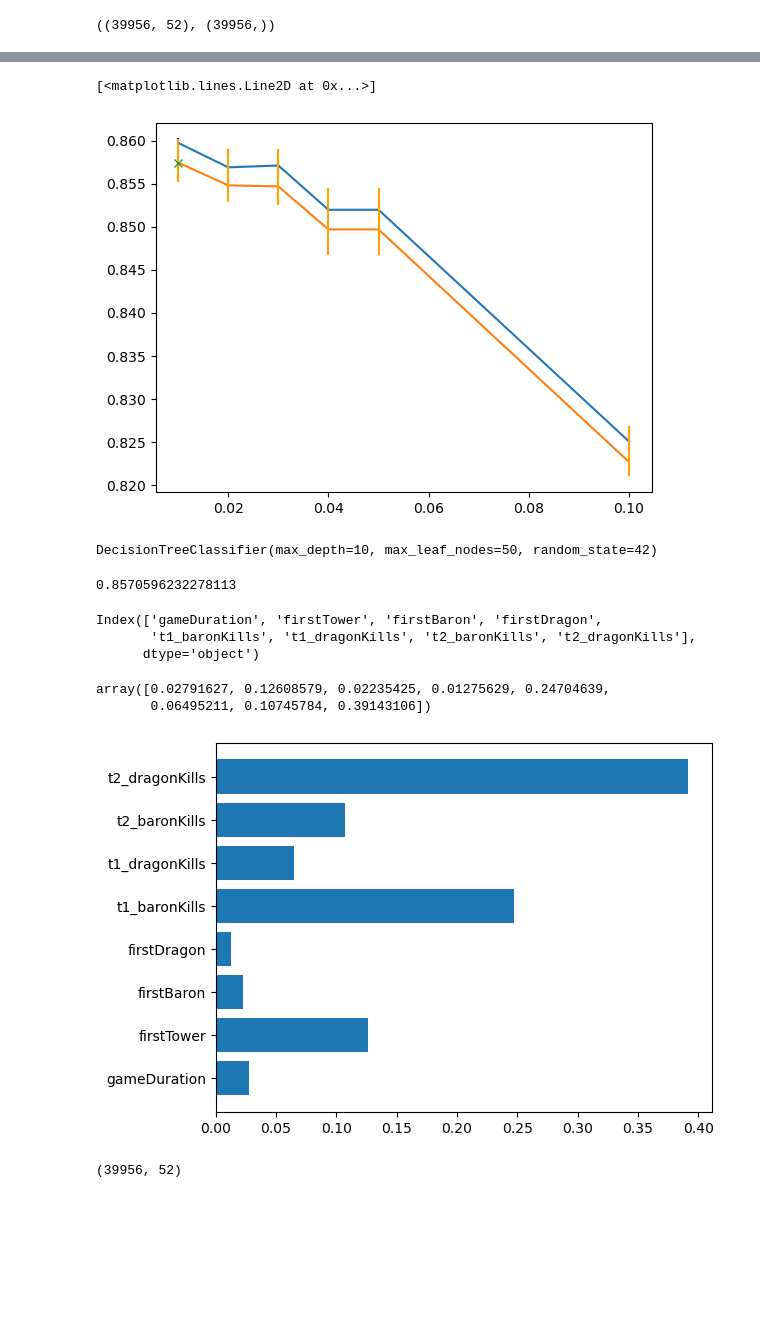
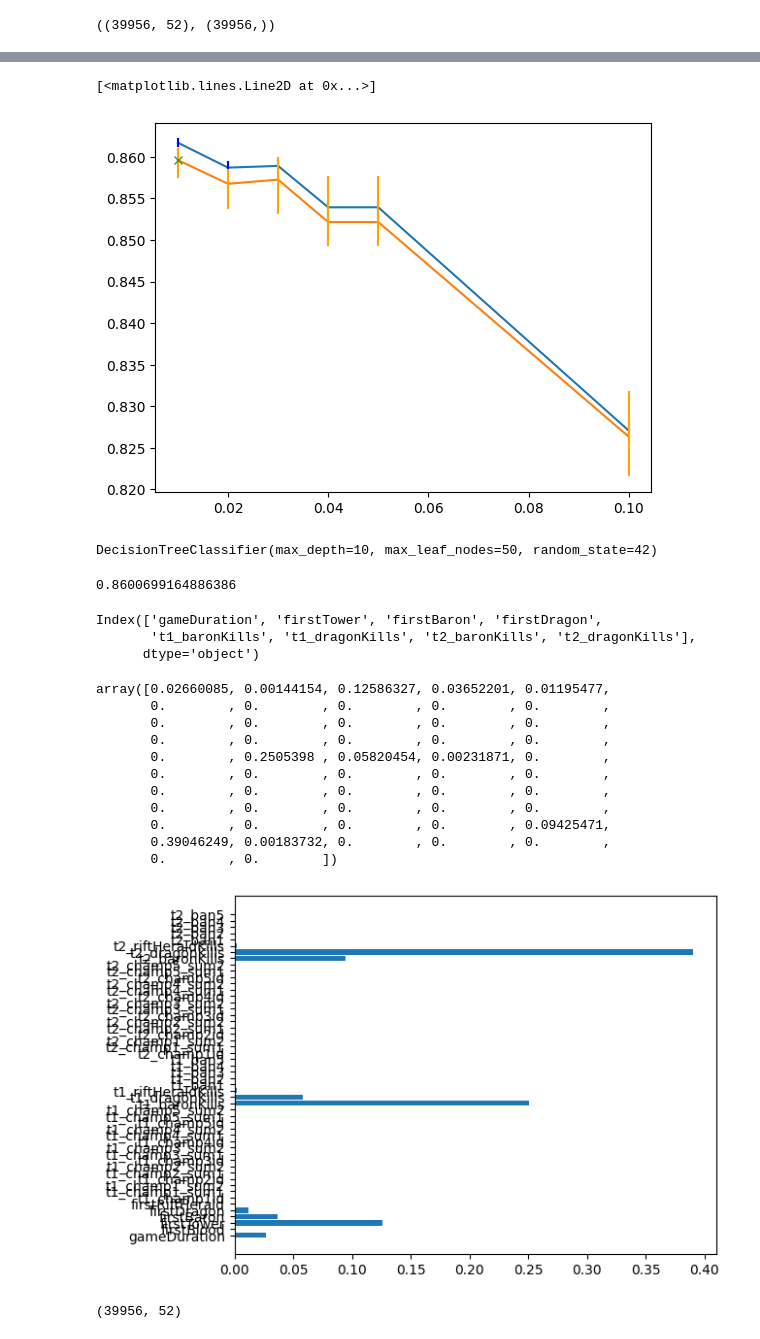
Before and after one commit to ilanaliouchouche/s9-lol-winner-prediction, a Jupyter notebook: lol.ipynb, the cells around one changed output, grey strips where cells are left out. Saved outputs shown, nothing was run; the diff lists cells and outputs as text; code cells hidden in the pictures; blank space fills up the shorter version.

```diff
--- a/lol.ipynb
+++ b/lol.ipynb
@@ -7,2 +12,2 @@ import seaborn as sns
 # %%
-loldt = pd.read_csv('games.csv')
+loldt = pd.read_csv('/content/drive/MyDrive/games.csv')
@@ -401,6 +414,6 @@ plt.show()
 estimator = DecisionTreeClassifier(max_depth = best_max_d, max_leaf_nodes = best_max_l, random_state=42)
 # %%
 from sklearn.feature_selection import SelectFromModel
-model = SelectFromModel(estimator, threshold='mean')
+model = SelectFromModel(estimator, threshold=0.1)
 model.fit_transform(X_train, y_train)
 # %% [output]
@@ -465,6 +482,6 @@ for threshold in thresholds:
 plt.plot(thresholds[np.argmax(prep_test_scores)], prep_test_scores[np.argmax(prep_test_scores)], marker='x')
 # %% [output]
 [<matplotlib.lines.Line2D at 0x...>]
-[figure, old version]
+[figure, new version]
 # %%
 threshold = 0.01
@@ -474,13 +493,13 @@ dfm_opti = SelectFromModel(estimator=estimator, threshold=threshold)
 X_train_sfm = dfm_opti.fit_transform(X_train, y_train)
 X_test_sfm = dfm_opti.transform(X_test)
 # %%
-estimator.fit(X_train_sfm, y_train)
+estimator.fit(X_train, y_train)
 # %% [output]
 DecisionTreeClassifier(max_depth=10, max_leaf_nodes=50, random_state=42)
 # %%
-estimator.score(X_test_sfm, y_test)
+estimator.score(X_test, y_test)
 # %% [output]
-0.8570596232278113
+0.8600699164886386
 # %%
 feature_mask = dfm_opti.get_support()
 
@@ -494,13 +513,22 @@ Index(['gameDuration', 'firstTower', 'firstBaron', 'firstDragon',
 # %%
 estimator.feature_importances_
 # %% [output]
-array([0.02791627, 0.12608579, 0.02235425, 0.01275629, 0.24704639,
-       0.06495211, 0.10745784, 0.39143106])
+array([0.02660085, 0.00144154, 0.12586327, 0.03652201, 0.01195477,
+       0.        , 0.        , 0.        , 0.        , 0.        ,
+       0.        , 0.        , 0.        , 0.        , 0.        ,
+       0.        , 0.        , 0.        , 0.        , 0.        ,
+       0.        , 0.2505398 , 0.05820454, 0.00231871, 0.        ,
+       0.        , 0.        , 0.        , 0.        , 0.        ,
+       0.        , 0.        , 0.        , 0.        , 0.        ,
+       0.        , 0.        , 0.        , 0.        , 0.        ,
+       0.        , 0.        , 0.        , 0.        , 0.09425471,
+       0.39046249, 0.00183732, 0.        , 0.        , 0.        ,
+       0.        , 0.        ])
 # %%
-plt.barh(selected_features, estimator.feature_importances_)
+plt.barh(X_train.columns, estimator.feature_importances_)
 plt.show()
 # %% [output]
-[figure, old version]
+[figure, new version]
 # %%
 X_train_scaled.shape
 # %% [output]
```
Also changed, not shown: parts of 94 cells of this notebook.
